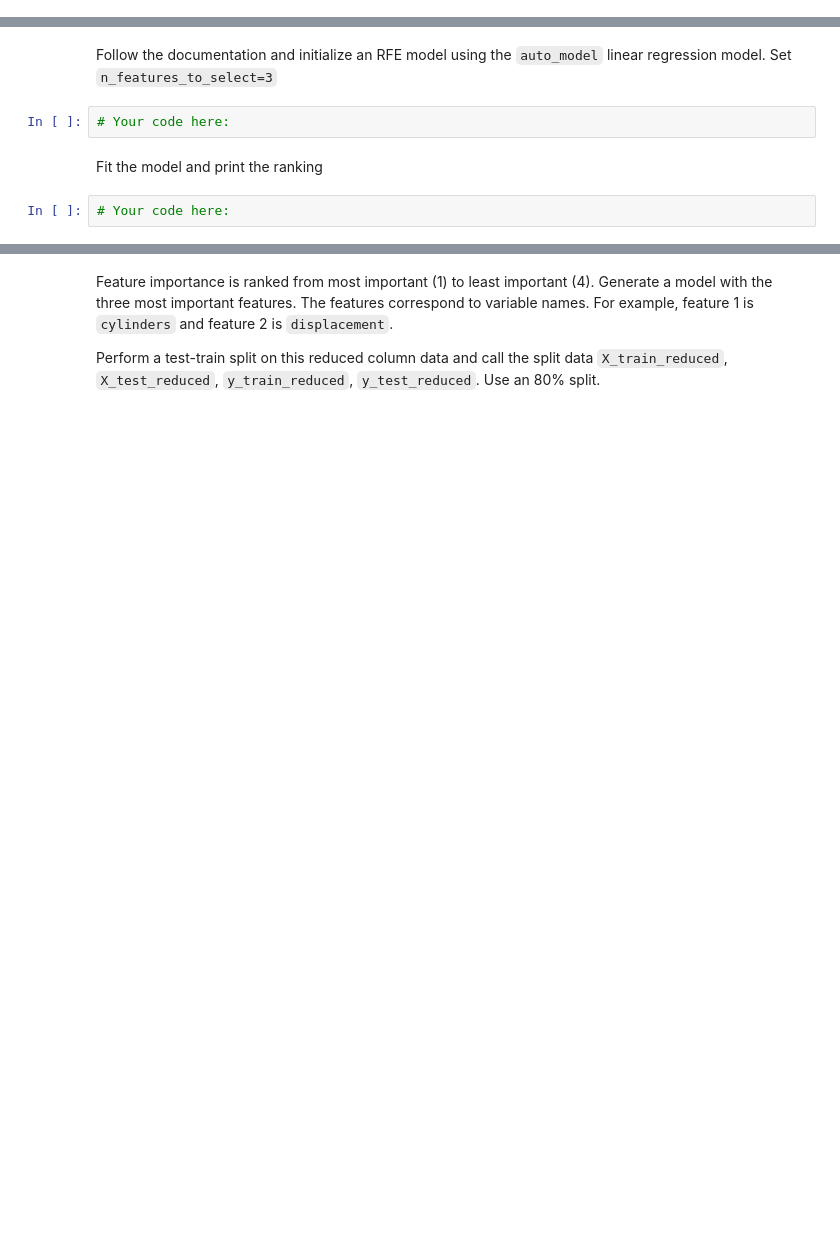
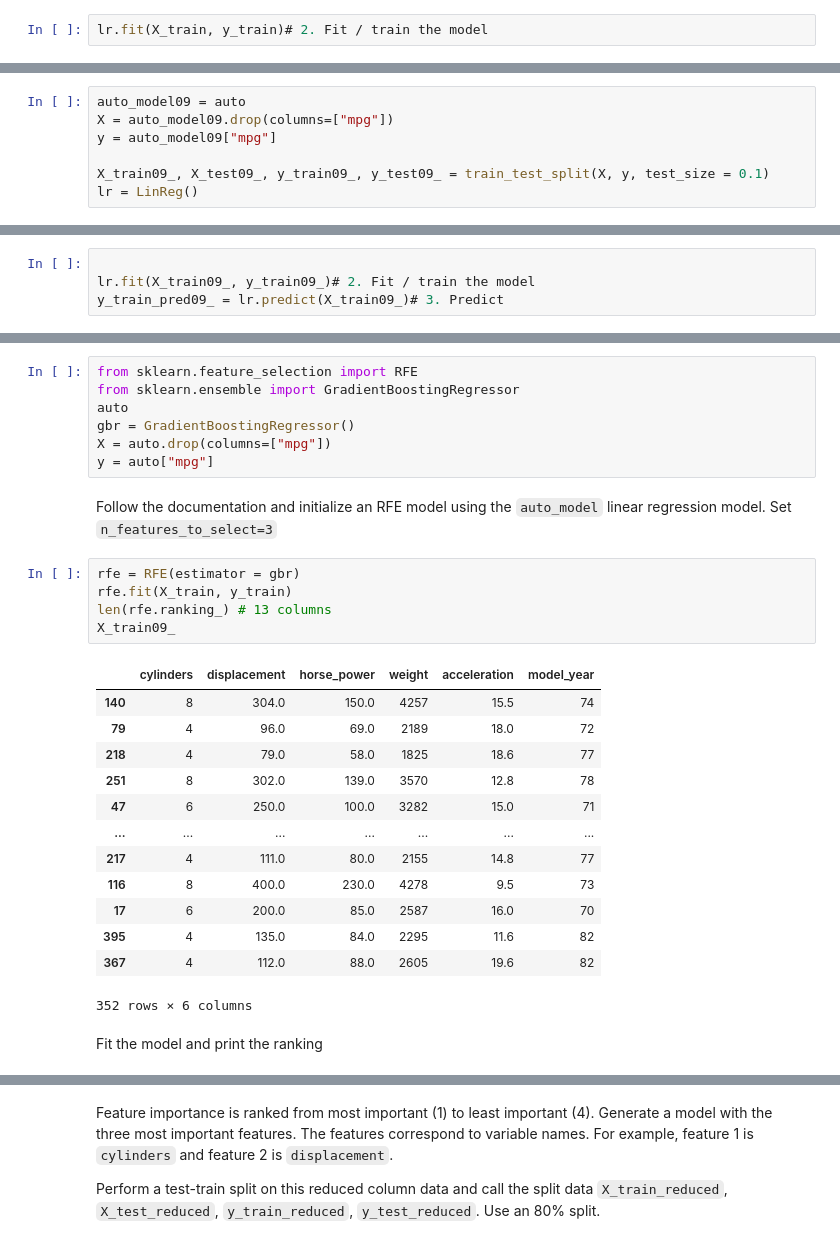
Before and after one commit to Ironhack-data-bcn-oct-2023/lab-intro-to-sklearn, a Jupyter notebook: your-code/main.ipynb, the cells around one changed output, grey strips where cells are left out. Cells and saved outputs as stored; diff of their text form; blank space fills up the shorter version.

```diff
--- a/your-code/main.ipynb
+++ b/your-code/main.ipynb
@@ -267,0 +355,2 @@ Next, fit the model in the cell below.
+# %%
+lr.fit(X_train, y_train)# 2. Fit / train the model
@@ -296,2 +407,9 @@ Initialize a new model. Name this model `auto_model09`. Fit the model to the new
+# %%
+auto_model09 = auto
+X = auto_model09.drop(columns=["mpg"])
+y = auto_model09["mpg"]
+
+X_train09_, X_test09_, y_train09_, y_test09_ = train_test_split(X, y, test_size = 0.1)
+lr = LinReg()
 # %% [markdown]
 Compute the predicted values and r squared score for our new model and new sample data.
@@ -300,2 +416,6 @@ Compute the predicted values and r squared score for our new model and new sampl
+# %%
+
+lr.fit(X_train09_, y_train09_)# 2. Fit / train the model
+y_train_pred09_ = lr.predict(X_train09_)# 3. Predict
 # %% [markdown]
 Compute the r squared score for the smaller test set. Is there an improvement in the test r squared?
@@ -307,11 +429,33 @@ Compute the r squared score for the smaller test set. Is there an improvement in
 The main way to produce a simpler linear regression model is to reduce the number of variables used in the model. In scikit-learn, we can do this by using recursive feature elimination. You can read more about RFE [here](https://scikit-learn.org/stable/modules/generated/sklearn.feature_selection.RFE.html).
 
 In the next cell, we will import RFE
+# %%
+from sklearn.feature_selection import RFE
+from sklearn.ensemble import GradientBoostingRegressor
+auto
+gbr = GradientBoostingRegressor()
+X = auto.drop(columns=["mpg"])
+y = auto["mpg"]
 # %% [markdown]
 Follow the documentation and initialize an RFE model using the `auto_model` linear regression model. Set `n_features_to_select=3`
-# %%
-# Your code here:
+# %%
+rfe = RFE(estimator = gbr)
+rfe.fit(X_train, y_train)
+len(rfe.ranking_) # 13 columns
+X_train09_
+# %% [output]
+|  | cylinders | displacement | horse_power | weight | acceleration | model_year |
+| 140 | 8 | 304.0 | 150.0 | 4257 | 15.5 | 74 |
+| 79 | 4 | 96.0 | 69.0 | 2189 | 18.0 | 72 |
+| 218 | 4 | 79.0 | 58.0 | 1825 | 18.6 | 77 |
+| 251 | 8 | 302.0 | 139.0 | 3570 | 12.8 | 78 |
+| 47 | 6 | 250.0 | 100.0 | 3282 | 15.0 | 71 |
+| ... | ... | ... | ... | ... | ... | ... |
+| 217 | 4 | 111.0 | 80.0 | 2155 | 14.8 | 77 |
+| 116 | 8 | 400.0 | 230.0 | 4278 | 9.5 | 73 |
+| 17 | 6 | 200.0 | 85.0 | 2587 | 16.0 | 70 |
+| 395 | 4 | 135.0 | 84.0 | 2295 | 11.6 | 82 |
+| 367 | 4 | 112.0 | 88.0 | 2605 | 19.6 | 82 |
+352 rows × 6 columns
 # %% [markdown]
 Fit the model and print the ranking
-# %%
-# Your code here:
```
Also changed, not shown: parts of 40 cells of this notebook.
